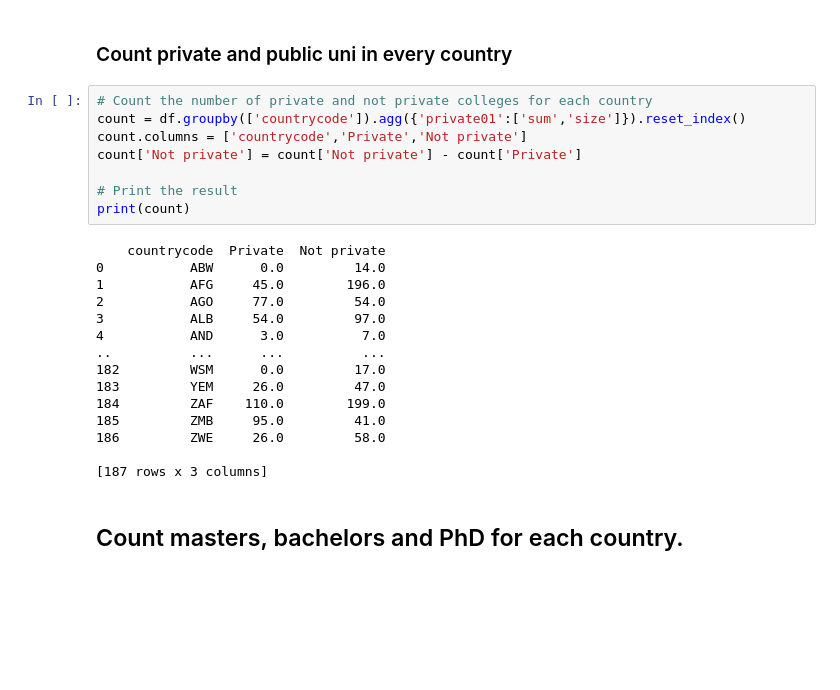
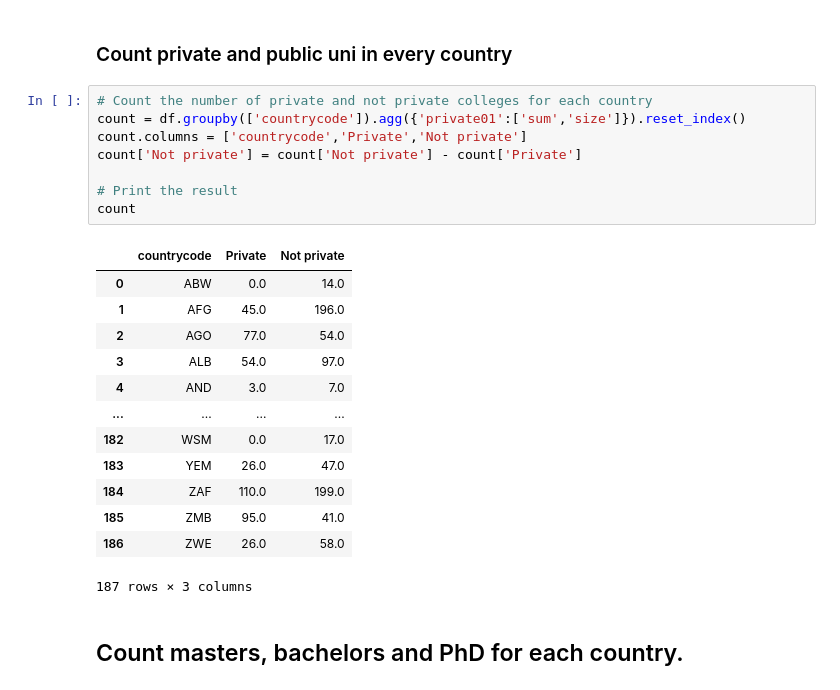
Before and after one commit to hannanmustajab/University-Enrolment-Dashboad-D3.js-, a Jupyter notebook: DV-Preprocessing.ipynb, the cells around one changed output. Saved outputs shown, nothing was run; the diff lists cells and outputs as text; blank space fills up the shorter version.

```diff
--- a/DV-Preprocessing.ipynb
+++ b/DV-Preprocessing.ipynb
@@ -375,26 +334,25 @@ rslt_df
 # %%
 # Count the number of private and not private colleges for each country
 count = df.groupby(['countrycode']).agg({'private01':['sum','size']}).reset_index()
 count.columns = ['countrycode','Private','Not private']
 count['Not private'] = count['Not private'] - count['Private']
 
 # Print the result
-print(count)
+count
 # %% [output]
+|  | countrycode | Private | Not private |
+| 0 | ABW | 0.0 | 14.0 |
+| 1 | AFG | 45.0 | 196.0 |
+| 2 | AGO | 77.0 | 54.0 |
+| 3 | ALB | 54.0 | 97.0 |
+| 4 | AND | 3.0 | 7.0 |
+| ... | ... | ... | ... |
+| 182 | WSM | 0.0 | 17.0 |
+| 183 | YEM | 26.0 | 47.0 |
+| 184 | ZAF | 110.0 | 199.0 |
+| 185 | ZMB | 95.0 | 41.0 |
+| 186 | ZWE | 26.0 | 58.0 |
-    countrycode  Private  Not private
-0           ABW      0.0         14.0
-1           AFG     45.0        196.0
-2           AGO     77.0         54.0
-3           ALB     54.0         97.0
-4           AND      3.0          7.0
-..          ...      ...          ...
-182         WSM      0.0         17.0
-183         YEM     26.0         47.0
-184         ZAF    110.0        199.0
-185         ZMB     95.0         41.0
-186         ZWE     26.0         58.0
-
-[187 rows x 3 columns]
+187 rows × 3 columns
 # %% [markdown]
 ## Count masters, bachelors and PhD for each country.
 # %%
```
Also changed, not shown: parts of 15 cells of this notebook, 15 other files.
